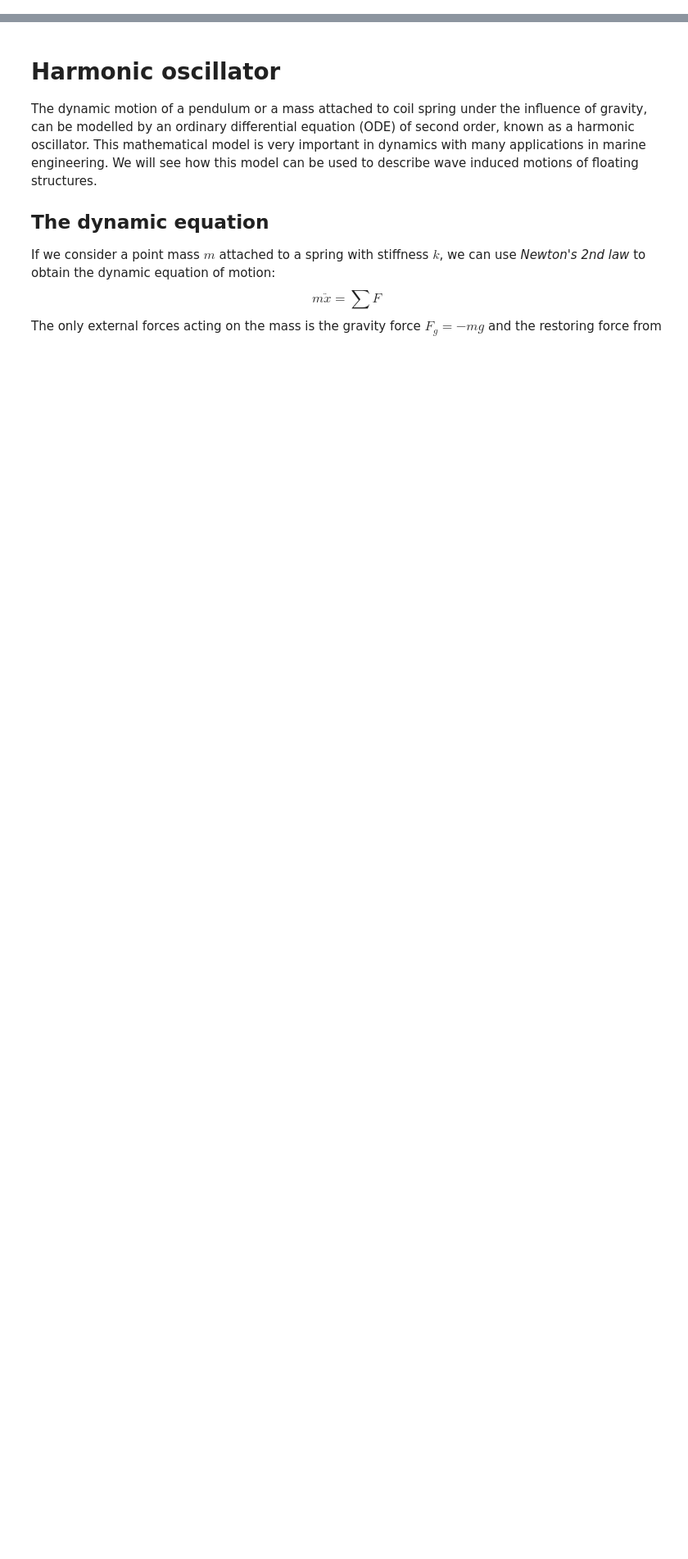
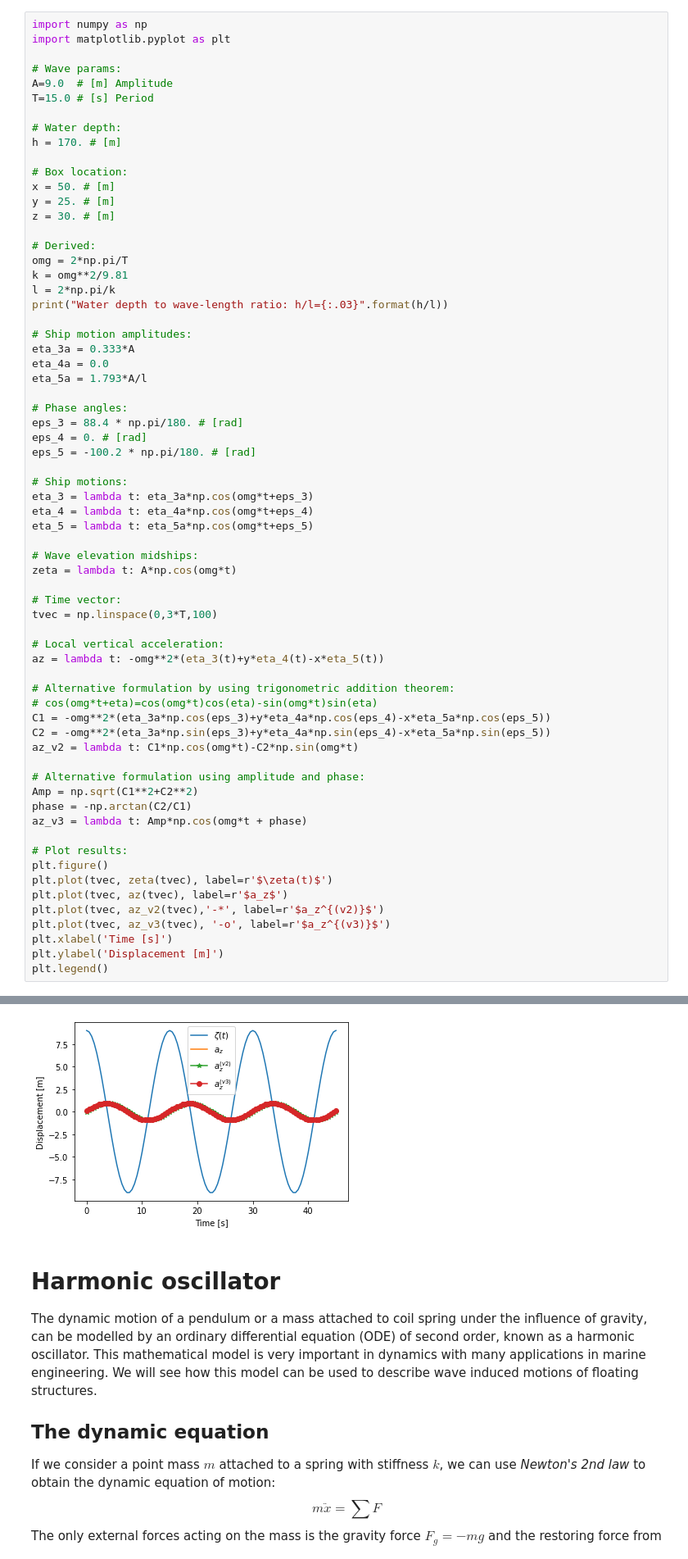
Before and after one commit to hydrodavid/tmr4247, a Jupyter notebook: Lecture_6.ipynb, the cells around one changed output, grey strips where cells are left out. Shown at 82% size. Drawn from its saved outputs; the diff is of its cells as text; blank space fills up the shorter version.

```diff
--- a/Lecture_6.ipynb
+++ b/Lecture_6.ipynb
@@ -0,0 +18,67 @@
+# %%
+import numpy as np
+import matplotlib.pyplot as plt
+
+# Wave params:
+A=9.0  # [m] Amplitude
+T=15.0 # [s] Period
+
+# Water depth:
+h = 170. # [m]
+
+# Box location:
+x = 50. # [m]
+y = 25. # [m]
+z = 30. # [m]
+
+# Derived:
+omg = 2*np.pi/T
+k = omg**2/9.81
+l = 2*np.pi/k
+print("Water depth to wave-length ratio: h/l={:.03}".format(h/l))
+
+# Ship motion amplitudes:
+eta_3a = 0.333*A
+eta_4a = 0.0
+eta_5a = 1.793*A/l
+
+# Phase angles:
+eps_3 = 88.4 * np.pi/180. # [rad]
+eps_4 = 0. # [rad]
+eps_5 = -100.2 * np.pi/180. # [rad]
+
+# Ship motions:
+eta_3 = lambda t: eta_3a*np.cos(omg*t+eps_3)
+eta_4 = lambda t: eta_4a*np.cos(omg*t+eps_4)
+eta_5 = lambda t: eta_5a*np.cos(omg*t+eps_5)
+
+# Wave elevation midships:
+zeta = lambda t: A*np.cos(omg*t)
+
+# Time vector:
+tvec = np.linspace(0,3*T,100)
+
+# Local vertical acceleration:
+az = lambda t: -omg**2*(eta_3(t)+y*eta_4(t)-x*eta_5(t))
+
+# Alternative formulation by using trigonometric addition theorem:
+# cos(omg*t+eta)=cos(omg*t)cos(eta)-sin(omg*t)sin(eta)
+C1 = -omg**2*(eta_3a*np.cos(eps_3)+y*eta_4a*np.cos(eps_4)-x*eta_5a*np.cos(eps_5))
+C2 = -omg**2*(eta_3a*np.sin(eps_3)+y*eta_4a*np.sin(eps_4)-x*eta_5a*np.sin(eps_5))
+az_v2 = lambda t: C1*np.cos(omg*t)-C2*np.sin(omg*t)
+
+# Alternative formulation using amplitude and phase:
+Amp = np.sqrt(C1**2+C2**2)
+phase = -np.arctan(C2/C1)
+az_v3 = lambda t: Amp*np.cos(omg*t + phase)
+
+# Plot results:
+plt.figure()
+plt.plot(tvec, zeta(tvec), label=r'$\zeta(t)$')
+plt.plot(tvec, az(tvec), label=r'$a_z$')
+plt.plot(tvec, az_v2(tvec),'-*', label=r'$a_z^{(v2)}$')
+plt.plot(tvec, az_v3(tvec), '-o', label=r'$a_z^{(v3)}$')
+plt.xlabel('Time [s]')
+plt.ylabel('Displacement [m]')
+plt.legend()
+# %% [output]
@@ -1,3 +87,4 @@
+[figure, added]
 # %% [markdown]
 # Harmonic oscillator
 The dynamic motion of a pendulum or a mass attached to coil spring under the influence of gravity, can be modelled by an ordinary differential equation (ODE) of second order, known as a harmonic oscillator. This mathematical model is very important in dynamics with many applications in marine engineering. We will see how this model can be used to describe wave induced motions of floating structures.
```
Also changed, not shown: parts of 8 cells of this notebook.
